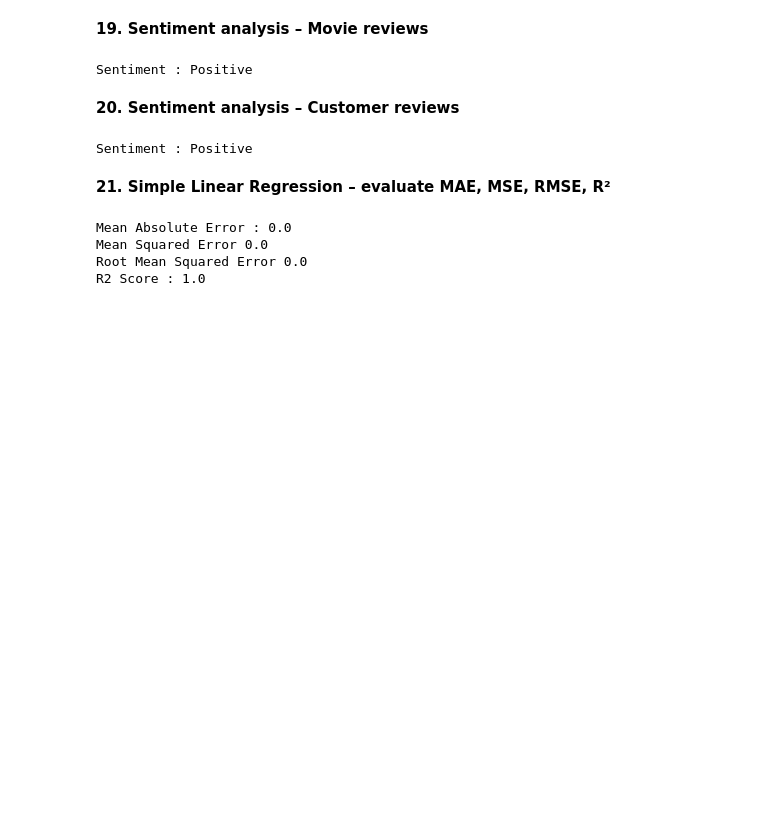
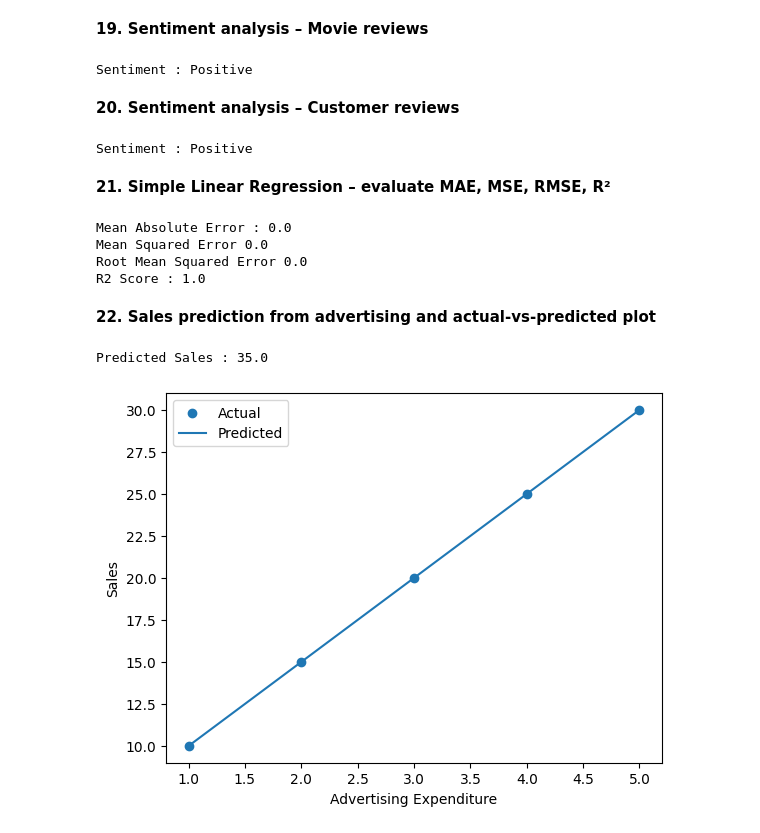
Before and after one commit to VrushalMane/Academic_Materials, a Jupyter notebook: Machine_Learning_1/External-Practical-Programs/ML_1_External.ipynb, the cells around one changed output. Cells and saved outputs as stored; diff of their text form; code cells hidden in the pictures; blank space fills up the shorter version.

Commit message:
Add Linear Regression Sales Prediction with Visualization

```diff
--- a/Machine_Learning_1/External-Practical-Programs/ML_1_External.ipynb
+++ b/Machine_Learning_1/External-Practical-Programs/ML_1_External.ipynb
@@ -807,3 +807,54 @@ Mean Absolute Error : 0.0
 Mean Squared Error 0.0
 Root Mean Squared Error 0.0
 R2 Score : 1.0
+# %% [markdown]
+**22. Sales prediction from advertising and actual-vs-predicted plot**
+# %%
+# Import NumPy for creating numerical arrays
+import numpy as np
+
+# Import Linear Regression algorithm
+from sklearn.linear_model import LinearRegression
+
+# Import Matplotlib for plotting the graph
+import matplotlib.pyplot as plt
+
+# Define input data (X): Advertising expenditure
+X = np.array([[1], [2], [3], [4], [5]])
+
+# Define output data (y): Sales
+y = np.array([10, 15, 20, 25, 30])
+
+# Create a Linear Regression model
+model = LinearRegression()
+
+# Train the model using advertising expenditure and sales data
+model.fit(X, y)
+
+# Predict sales for the given input data
+pred = model.predict(X)
+
+# Predict sales when advertising expenditure is 6
+# [0] extracts the predicted value from the prediction array
+print("Predicted Sales:", model.predict([[6]])[0])
+
+# Display actual data points using a scatter plot
+plt.scatter(X, y, label="Actual")
+
+# Display the predicted regression line
+plt.plot(X, pred, label="Predicted")
+
+# Set the X-axis label
+plt.xlabel("Advertising Expenditure")
+
+# Set the Y-axis label
+plt.ylabel("Sales")
+
+# Display the labels for actual and predicted data
+plt.legend()
+
+# Display the graph
+plt.show()
+# %% [output]
+Predicted Sales : 35.0
+[figure, added]
```
